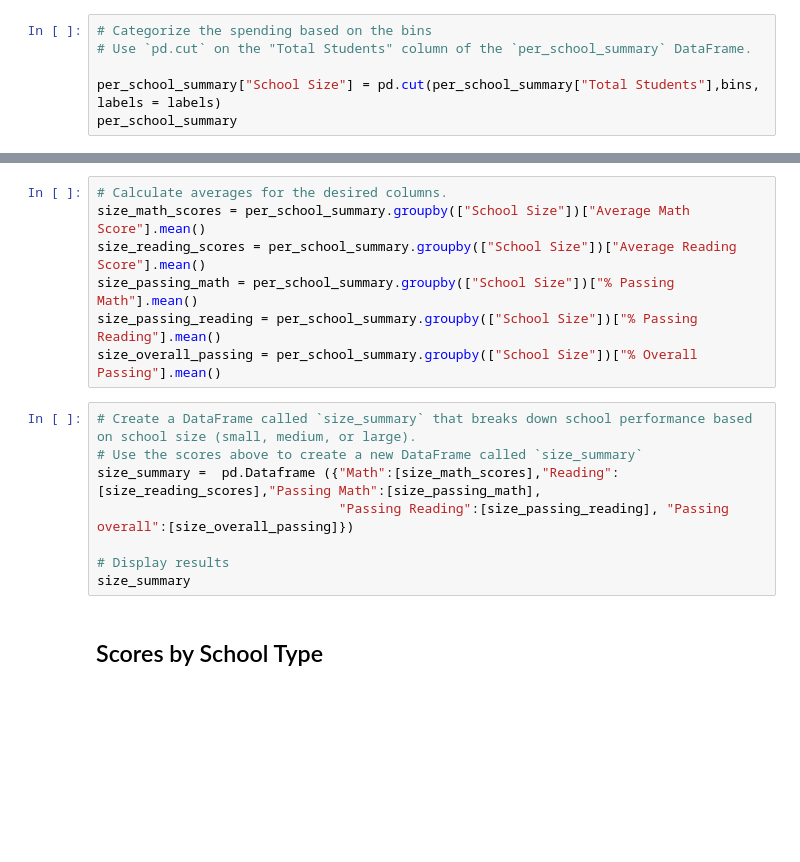
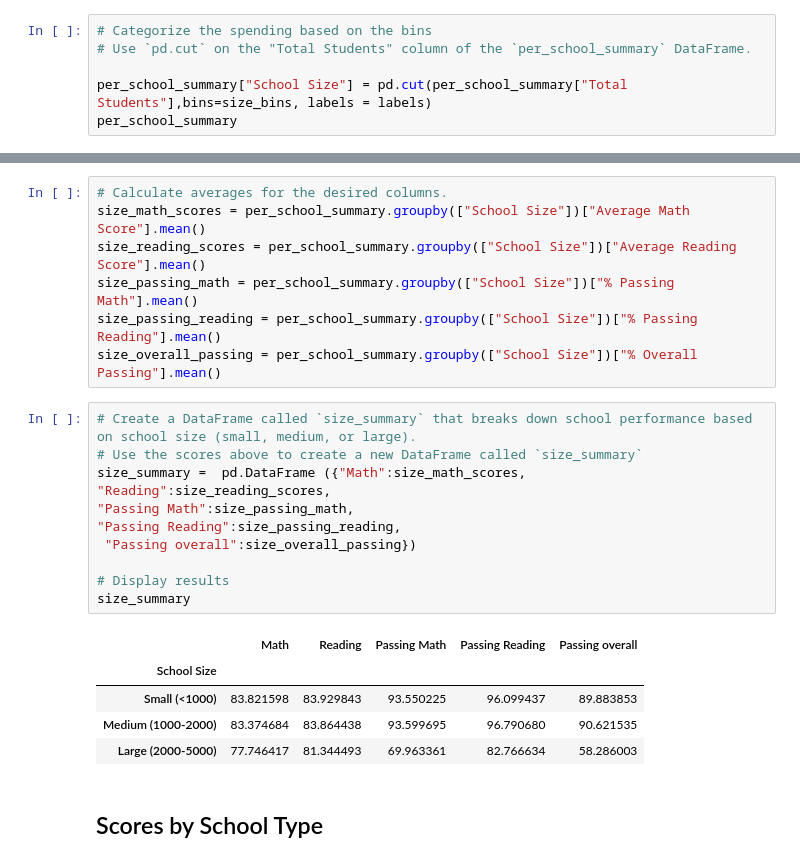
Before and after one commit to stephfer17/pandas-challenge., a Jupyter notebook: PyCitySchools_starter.ipynb, the cells around one changed output, grey strips where cells are left out. Cells and saved outputs as stored; diff of their text form; blank space fills up the shorter version.

Commit message:
Added last dataframe and fix other issues

```diff
--- a/PyCitySchools_starter.ipynb
+++ b/PyCitySchools_starter.ipynb
@@ -385,5 +391,5 @@ labels = ["Small (<1000)", "Medium (1000-2000)", "Large (2000-5000)"]
 # Categorize the spending based on the bins
 # Use `pd.cut` on the "Total Students" column of the `per_school_summary` DataFrame.
 
-per_school_summary["School Size"] = pd.cut(per_school_summary["Total Students"],bins, labels = labels)
+per_school_summary["School Size"] = pd.cut(per_school_summary["Total Students"],bins=size_bins, labels = labels)
 per_school_summary
@@ -397,11 +420,20 @@ size_overall_passing = per_school_summary.groupby(["School Size"])["% Overall Pa
 # %%
 # Create a DataFrame called `size_summary` that breaks down school performance based on school size (small, medium, or large).
 # Use the scores above to create a new DataFrame called `size_summary`
-size_summary =  pd.Dataframe ({"Math":[size_math_scores],"Reading":[size_reading_scores],"Passing Math":[size_passing_math],
-                               "Passing Reading":[size_passing_reading], "Passing overall":[size_overall_passing]})
+size_summary =  pd.DataFrame ({"Math":size_math_scores,
+"Reading":size_reading_scores,
+"Passing Math":size_passing_math,
+"Passing Reading":size_passing_reading,
+ "Passing overall":size_overall_passing})
 
 # Display results
 size_summary
+# %% [output]
+|  | Math | Reading | Passing Math | Passing Reading | Passing overall |
+| School Size |  |  |  |  |  |
+| Small (<1000) | 83.821598 | 83.929843 | 93.550225 | 96.099437 | 89.883853 |
+| Medium (1000-2000) | 83.374684 | 83.864438 | 93.599695 | 96.790680 | 90.621535 |
+| Large (2000-5000) | 77.746417 | 81.344493 | 69.963361 | 82.766634 | 58.286003 |
 # %% [markdown]
 ## Scores by School Type
 # %%
```
Also changed, not shown: parts of 6 cells of this notebook.
